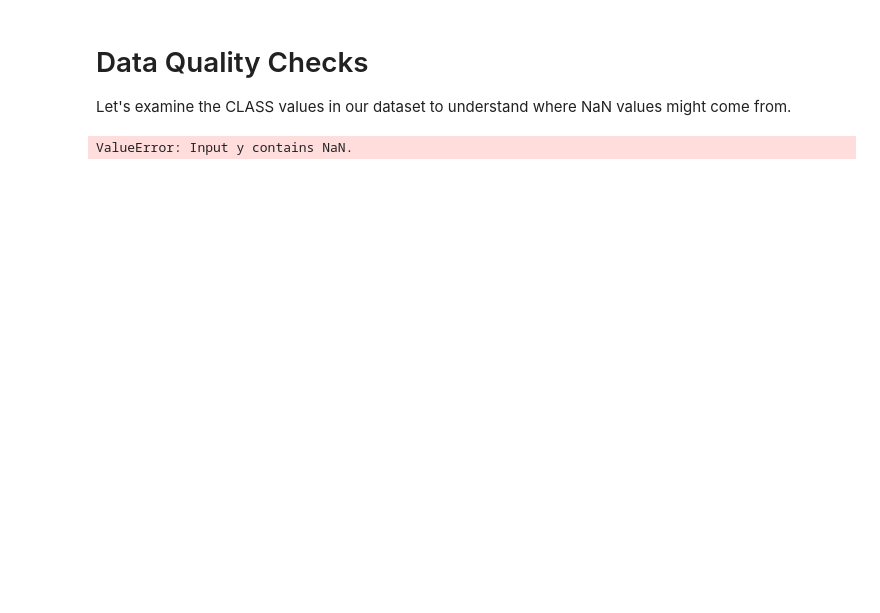
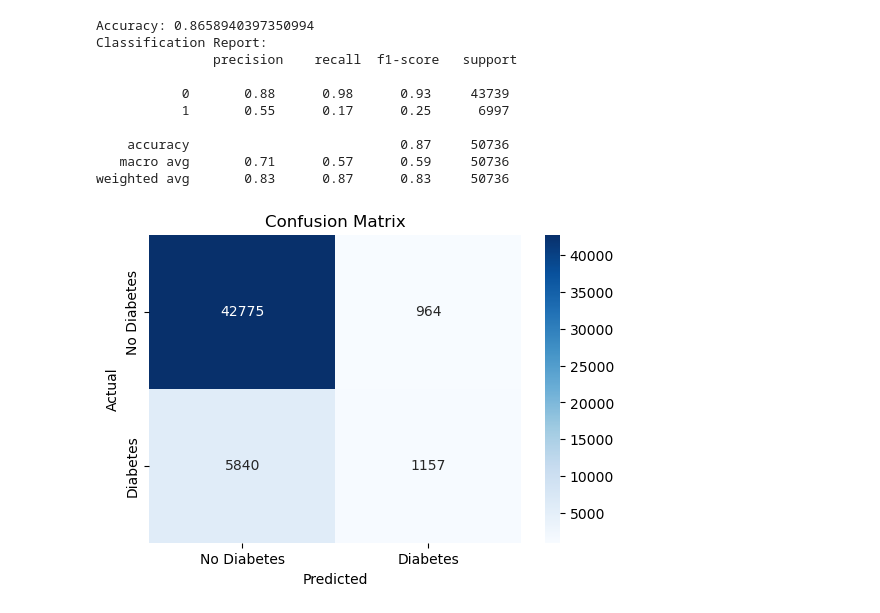
Before and after one commit to jkpoff/Data-Science-II-Group-Project, a Jupyter notebook: diabtes_nn/nn.ipynb, the cells around one changed output. Cells and saved outputs as stored; diff of their text form; code cells hidden in the pictures; blank space fills up the shorter version.

Commit message:
Update nn.ipynb
Added ML models

```diff
--- a/diabtes_nn/nn.ipynb
+++ b/diabtes_nn/nn.ipynb
@@ -1,5 +1,2 @@
-# %% [markdown]
-# Data Quality Checks
-Let's examine the CLASS values in our dataset to understand where NaN values might come from.
 # %%
 import pandas as pd
@@ -30,8 +31,42 @@ X_test = scaler.transform(X_test)
-# %%
-log_model = LogisticRegression(solver='liblinear', random_state=42, max_iter=1000)
-log_model.fit(X_train, y_train)
-y_pred_log = log_model.predict(X_test)
-print("Logistic Regression Accuracy:", accuracy_score(y_test, y_pred_log))
-print("Logistic Regression Classification Report:\n", classification_report(y_test, y_pred_log))
-# %% [output]
-ValueError: Input y contains NaN.
+# %%
+from ucimlrepo import fetch_ucirepo
+
+# fetch dataset
+cdc_diabetes_health_indicators = fetch_ucirepo(id=891)
+
+# data (as pandas dataframes)
+X = cdc_diabetes_health_indicators.data.features
+y = cdc_diabetes_health_indicators.data.targets
+
+# Split the dataset into training and testing sets
+X_train, X_test, y_train, y_test = train_test_split(X, y, test_size=0.2, random_state=42)
+
+# Standardize the feature values
+scaler = StandardScaler()
+X_train = scaler.fit_transform(X_train)
+X_test = scaler.transform(X_test)
+# %%
+log_model = LogisticRegression()
+log_model.fit(X_train, y_train)
+y_pred = log_model.predict(X_test)
+print("Accuracy:", accuracy_score(y_test, y_pred))
+print("Classification Report:\n", classification_report(y_test, y_pred))
+cm = confusion_matrix(y_test, y_pred)
+plt.figure(figsize=(6, 4))
+sns.heatmap(cm, annot=True, fmt='d', cmap='Blues', xticklabels=['No Diabetes', 'Diabetes'], yticklabels=['No Diabetes', 'Diabetes'])
+plt.xlabel('Predicted')
+plt.ylabel('Actual')
+plt.title('Confusion Matrix')
+plt.show()
+# %% [output]
+Accuracy: 0.8658940397350994
+Classification Report:
+               precision    recall  f1-score   support
+
+           0       0.88      0.98      0.93     43739
+           1       0.55      0.17      0.25      6997
+
+    accuracy                           0.87     50736
+   macro avg       0.71      0.57      0.59     50736
+weighted avg       0.83      0.87      0.83     50736
+[figure, added]
```
Also changed, not shown: parts of 4 cells of this notebook.
